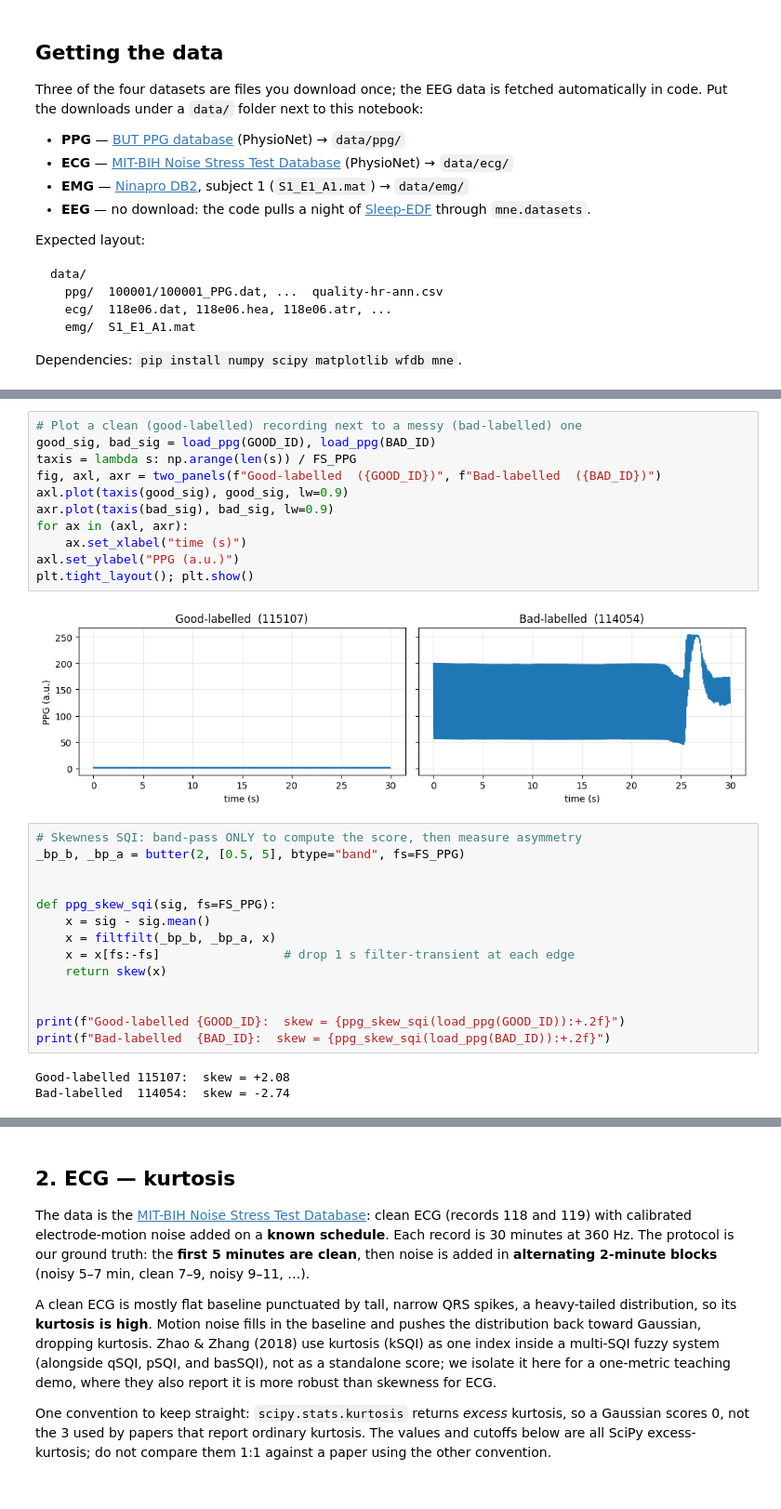
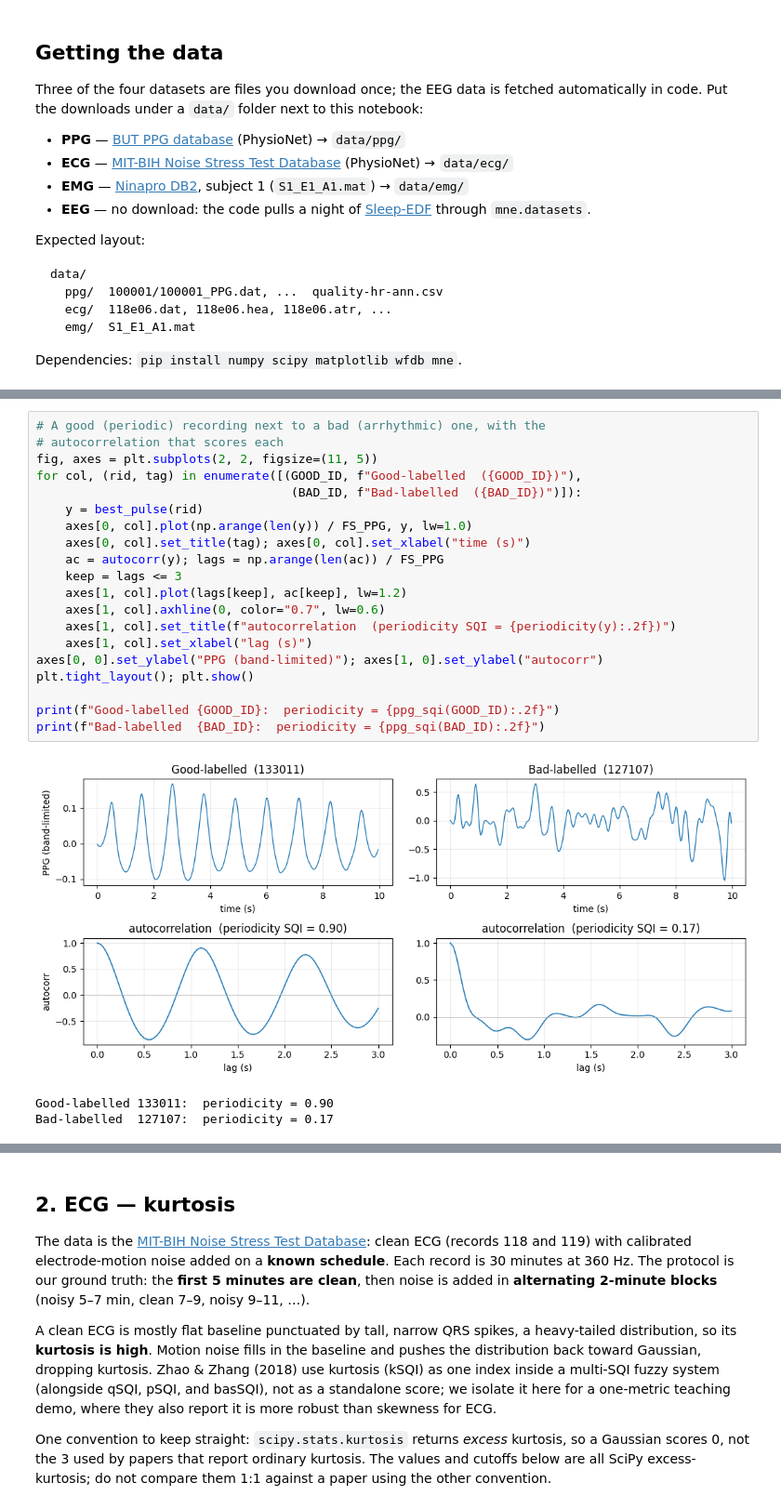
Before and after one commit to KimjiP/signal-quality-assessment, a Jupyter notebook: signal_quality.ipynb, the cells around one changed output, grey strips where cells are left out. Shown at 93% size. Saved outputs shown, nothing was run; the diff lists cells and outputs as text.

```diff
--- a/signal_quality.ipynb
+++ b/signal_quality.ipynb
@@ -106,33 +129,27 @@ GOOD_ID, BAD_ID = "115107", "114054"      # both expert-labelled
 # %% [output]
 3888 labelled records: 830 good, 3058 bad
-# %%
-# Plot a clean (good-labelled) recording next to a messy (bad-labelled) one
-good_sig, bad_sig = load_ppg(GOOD_ID), load_ppg(BAD_ID)
-taxis = lambda s: np.arange(len(s)) / FS_PPG
-fig, axl, axr = two_panels(f"Good-labelled  ({GOOD_ID})", f"Bad-labelled  ({BAD_ID})")
-axl.plot(taxis(good_sig), good_sig, lw=0.9)
-axr.plot(taxis(bad_sig), bad_sig, lw=0.9)
-for ax in (axl, axr):
-    ax.set_xlabel("time (s)")
-axl.set_ylabel("PPG (a.u.)")
-plt.tight_layout(); plt.show()
-# %% [output]
-[figure, removed]
-# %%
-# Skewness SQI: band-pass ONLY to compute the score, then measure asymmetry
-_bp_b, _bp_a = butter(2, [0.5, 5], btype="band", fs=FS_PPG)
-
-
-def ppg_skew_sqi(sig, fs=FS_PPG):
-    x = sig - sig.mean()
-    x = filtfilt(_bp_b, _bp_a, x)
-    x = x[fs:-fs]                 # drop 1 s filter-transient at each edge
-    return skew(x)
-
-
-print(f"Good-labelled {GOOD_ID}:  skew = {ppg_skew_sqi(load_ppg(GOOD_ID)):+.2f}")
-print(f"Bad-labelled  {BAD_ID}:  skew = {ppg_skew_sqi(load_ppg(BAD_ID)):+.2f}")
-# %% [output]
-Good-labelled 115107:  skew = +2.08
-Bad-labelled  114054:  skew = -2.74
+# %%
+# A good (periodic) recording next to a bad (arrhythmic) one, with the
+# autocorrelation that scores each
+fig, axes = plt.subplots(2, 2, figsize=(11, 5))
+for col, (rid, tag) in enumerate([(GOOD_ID, f"Good-labelled  ({GOOD_ID})"),
+                                   (BAD_ID, f"Bad-labelled  ({BAD_ID})")]):
+    y = best_pulse(rid)
+    axes[0, col].plot(np.arange(len(y)) / FS_PPG, y, lw=1.0)
+    axes[0, col].set_title(tag); axes[0, col].set_xlabel("time (s)")
+    ac = autocorr(y); lags = np.arange(len(ac)) / FS_PPG
+    keep = lags <= 3
+    axes[1, col].plot(lags[keep], ac[keep], lw=1.2)
+    axes[1, col].axhline(0, color="0.7", lw=0.6)
+    axes[1, col].set_title(f"autocorrelation  (periodicity SQI = {periodicity(y):.2f})")
+    axes[1, col].set_xlabel("lag (s)")
+axes[0, 0].set_ylabel("PPG (band-limited)"); axes[1, 0].set_ylabel("autocorr")
+plt.tight_layout(); plt.show()
+
+print(f"Good-labelled {GOOD_ID}:  periodicity = {ppg_sqi(GOOD_ID):.2f}")
+print(f"Bad-labelled  {BAD_ID}:  periodicity = {ppg_sqi(BAD_ID):.2f}")
+# %% [output]
+[figure, added]
+Good-labelled 133011:  periodicity = 0.90
+Bad-labelled  127107:  periodicity = 0.17
 # %%
```
Also changed, not shown: parts of 7 cells of this notebook, 1 other file.
